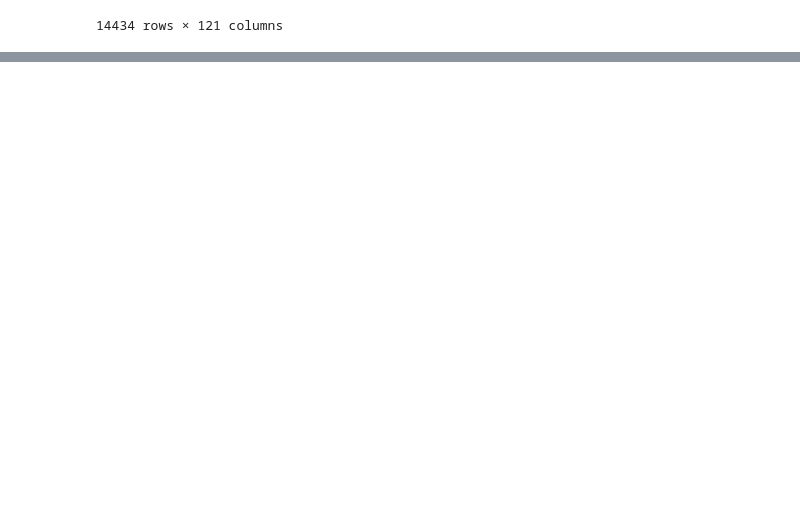
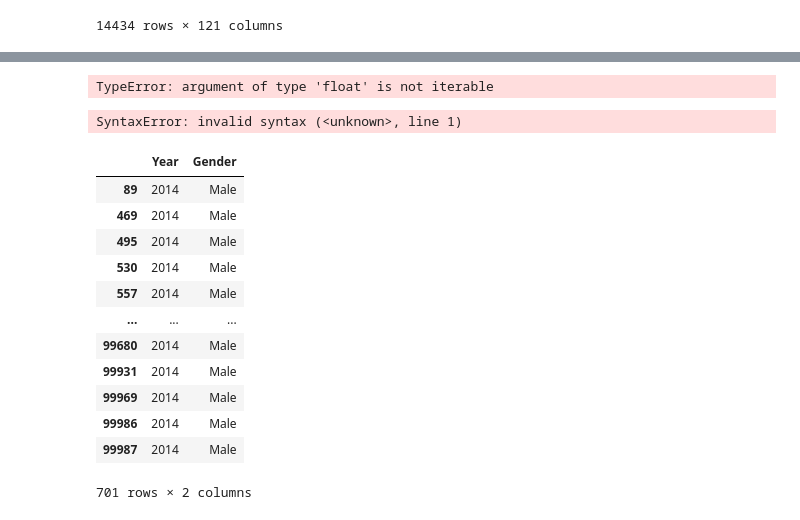
Before and after one commit to jacquemi-bbp/rat_sscx_nissl_analysis, a Jupyter notebook: Notebooks/Better_Layer_boundaries.ipynb, the cells around one changed output, grey strips where cells are left out. Cells and saved outputs as stored; diff of their text form; code cells hidden in the pictures; blank space fills up the shorter version.

```diff
--- a/Notebooks/Better_Layer_boundaries.ipynb
+++ b/Notebooks/Better_Layer_boundaries.ipynb
@@ -102,0 +133,33 @@ plt.scatter(x, y, s=100, color=col)
+# %%
+df.query("'Centroid X µm' == 6809.5")
+# %% [output]
+TypeError: argument of type 'float' is not iterable
+# %%
+df.query('Centroid X µm == "6809.5" & Centroid Y µm == "1456.4"' )
+# %% [output]
+SyntaxError: invalid syntax (<unknown>, line 1)
+# %%
+import pandas as pd
+import numpy as np
+
+length = 100_000
+df = pd.DataFrame()
+df['Year'] = np.random.randint(1950, 2019, size=length)
+df['Gender'] = np.random.choice(['Male', 'Female'], length)
+
+df.query('Gender=="Male" & Year=="2014" ')
+df[(df['Gender']=='Male') & (df['Year']==2014)]
+# %% [output]
+|  | Year | Gender |
+| 89 | 2014 | Male |
+| 469 | 2014 | Male |
+| 495 | 2014 | Male |
+| 530 | 2014 | Male |
+| 557 | 2014 | Male |
+| ... | ... | ... |
+| 99680 | 2014 | Male |
+| 99931 | 2014 | Male |
+| 99969 | 2014 | Male |
+| 99986 | 2014 | Male |
+| 99987 | 2014 | Male |
+701 rows × 2 columns
```
Also changed, not shown: parts of 7 cells of this notebook, 5 other files.
